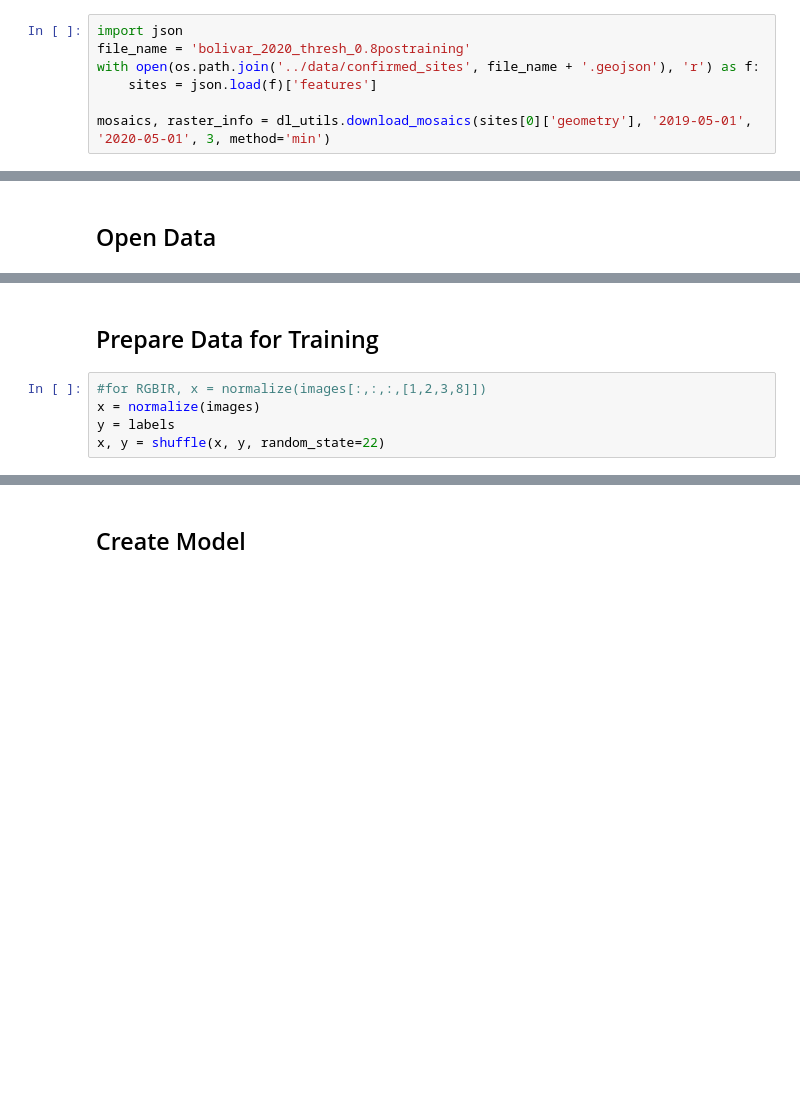
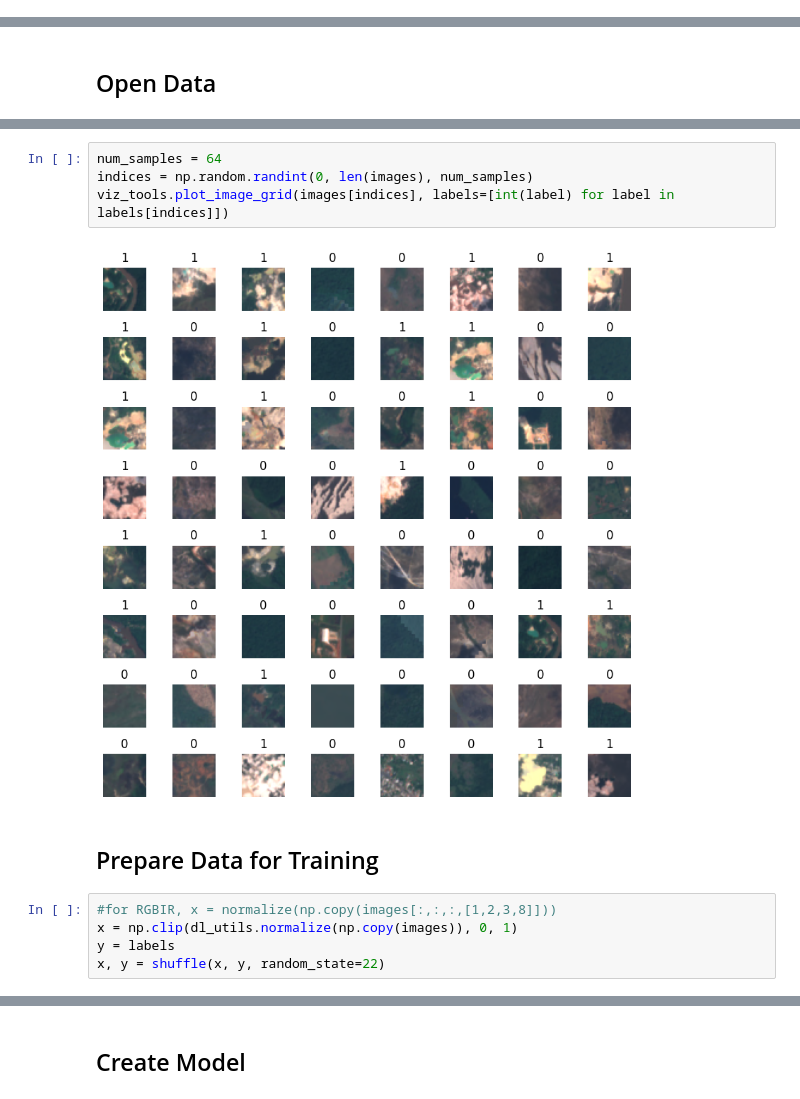
Before and after one commit to earthrise-media/mining-detector, a Jupyter notebook: notebooks/train_model.ipynb, the cells around one changed output, grey strips where cells are left out. Cells and saved outputs as stored; diff of their text form; blank space fills up the shorter version.

```diff
--- a/notebooks/train_model.ipynb
+++ b/notebooks/train_model.ipynb
@@ -22,7 +28,0 @@ from scripts import dl_utils
-# %%
-import json
-file_name = 'bolivar_2020_thresh_0.8postraining'
-with open(os.path.join('../data/confirmed_sites', file_name + '.geojson'), 'r') as f:
-    sites = json.load(f)['features']
-
-mosaics, raster_info = dl_utils.download_mosaics(sites[0]['geometry'], '2019-05-01', '2020-05-01', 3, method='min')
@@ -97,8 +102,14 @@ ImportError: cannot import name 'dlutils' from 'scripts' (/Users/ckruse/Document
+# %%
+num_samples = 64
+indices = np.random.randint(0, len(images), num_samples)
+viz_tools.plot_image_grid(images[indices], labels=[int(label) for label in labels[indices]])
+# %% [output]
+[figure, added]
 # %% [markdown]
 ## Prepare Data for Training
 # %%
-#for RGBIR, x = normalize(images[:,:,:,[1,2,3,8]])
-x = normalize(images)
+#for RGBIR, x = normalize(np.copy(images[:,:,:,[1,2,3,8]]))
+x = np.clip(dl_utils.normalize(np.copy(images)), 0, 1)
 y = labels
 x, y = shuffle(x, y, random_state=22)
 # %%
```
Also changed, not shown: parts of 22 cells of this notebook, 16 other files.
